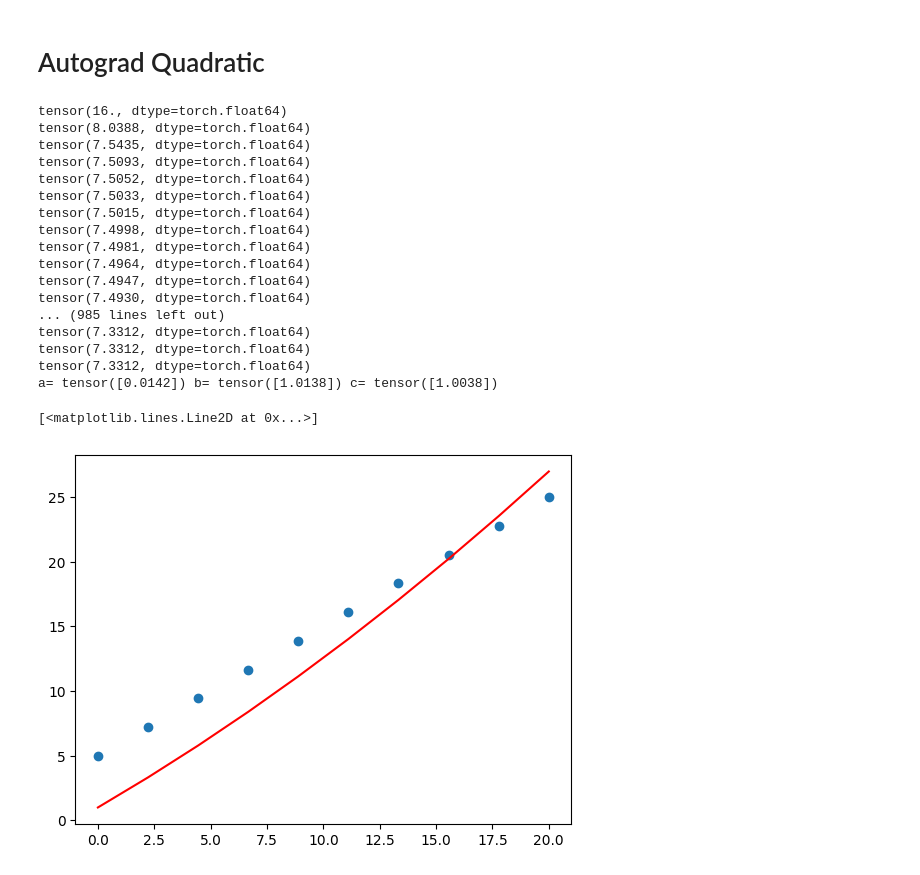
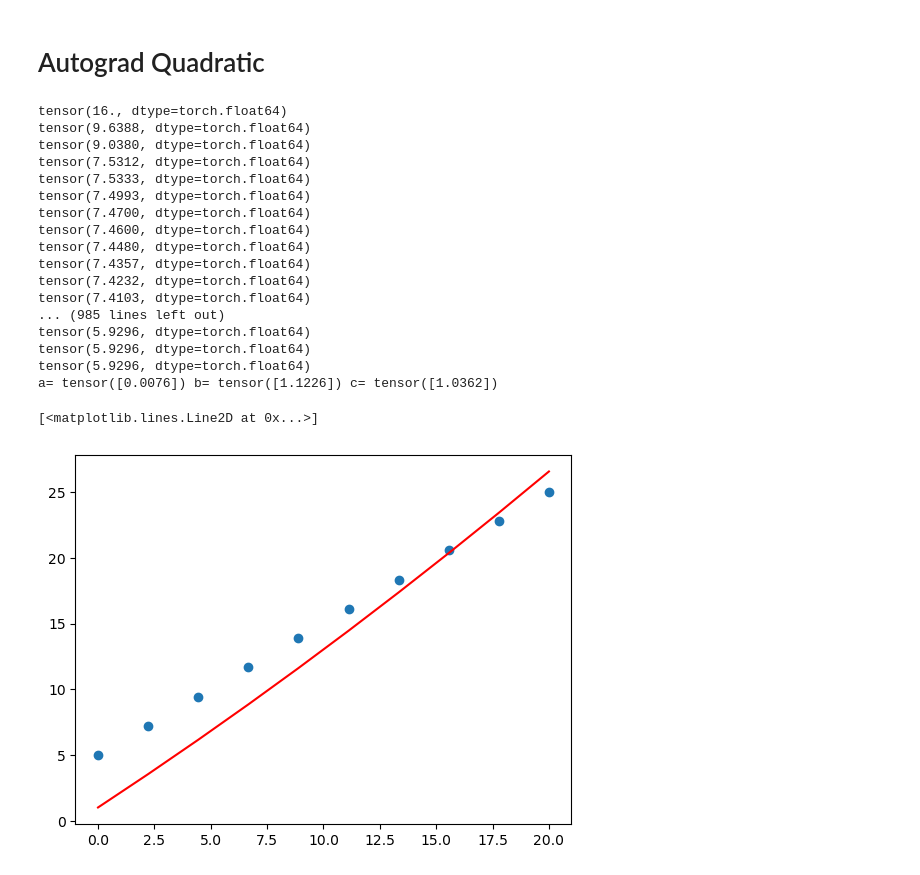
Before and after one commit to candrewlee14/zgml, a Jupyter notebook: torch.ipynb, the cells around one changed output. Cells and saved outputs as stored; diff of their text form; code cells hidden in the pictures.

```diff
--- a/torch.ipynb
+++ b/torch.ipynb
@@ -30,7 +30,7 @@ poly1d([-2.66900469e-17,  1.00000000e+00,  5.00000000e+00])
 # %% [markdown]
 # Autograd Quadratic
 # %%
-class LinearModel:
+class QuadraticModel:
     def __init__(self, a=0, b=0, c=0):
         self.a = torch.Tensor([a])
         self.b = torch.Tensor([b])
@@ -39,6 +39,7 @@ class LinearModel:
         self.b.requires_grad = True
         self.c.requires_grad = True
         self.params = [self.a, self.b, self.c]
+        self.momentum = [torch.zeros_like(param) for param in self.params]
         self.out = None
         self.loss = None
 
@@ -46,49 +47,53 @@ class LinearModel:
         self.out = self.a * time ** 2 + self.b * time + self.c
         self.loss = torch.mean((self.out - speed) ** 2)
         self.loss.backward()
 
     def step(self, lr):
         with torch.no_grad():
             self.a -= lr * self.a.grad
             self.b -= lr * self.b.grad
             self.c -= lr * self.c.grad
+            for momentum, param in zip(self.momentum, self.params):
+                momentum *= 0.9
+                momentum += param.grad
+                param -= lr * momentum
             for param in self.params:
                 param.grad.zero_()
 
 n = 10
 time = torch.from_numpy(np.linspace(0, 20, n)) # x
 speed = torch.from_numpy(np.linspace(5, 25, n)) # y = 0x^2 + 1x + 5
-model = LinearModel(a=0, b=1, c=1)
+model = QuadraticModel(a=0, b=1, c=1)
 lr = 1e-5
 for i in range(1000):
     model.compute(time, speed)
     print(model.loss.data)
     # print("a=", model.a.data, "b=", model.b.data, "c=", model.c.data)
     model.step(lr)
     lr *= 0.99
 
 print("a=", model.a.data, "b=", model.b.data, "c=", model.c.data)
 plt.plot(time.numpy(), speed.numpy(), 'o')
 plt.plot(time.numpy(), model.out.data.numpy(), 'r-')
 # %% [output]
 tensor(16., dtype=torch.float64)
-tensor(8.0388, dtype=torch.float64)
-tensor(7.5435, dtype=torch.float64)
-tensor(7.5093, dtype=torch.float64)
-tensor(7.5052, dtype=torch.float64)
-tensor(7.5033, dtype=torch.float64)
-tensor(7.5015, dtype=torch.float64)
-tensor(7.4998, dtype=torch.float64)
-tensor(7.4981, dtype=torch.float64)
-tensor(7.4964, dtype=torch.float64)
-tensor(7.4947, dtype=torch.float64)
-tensor(7.4930, dtype=torch.float64)
+tensor(9.6388, dtype=torch.float64)
+tensor(9.0380, dtype=torch.float64)
+tensor(7.5312, dtype=torch.float64)
+tensor(7.5333, dtype=torch.float64)
+tensor(7.4993, dtype=torch.float64)
+tensor(7.4700, dtype=torch.float64)
+tensor(7.4600, dtype=torch.float64)
+tensor(7.4480, dtype=torch.float64)
+tensor(7.4357, dtype=torch.float64)
+tensor(7.4232, dtype=torch.float64)
+tensor(7.4103, dtype=torch.float64)
 ... (985 lines left out)
-tensor(7.3312, dtype=torch.float64)
-tensor(7.3312, dtype=torch.float64)
-tensor(7.3312, dtype=torch.float64)
-a= tensor([0.0142]) b= tensor([1.0138]) c= tensor([1.0038])
+tensor(5.9296, dtype=torch.float64)
+tensor(5.9296, dtype=torch.float64)
+tensor(5.9296, dtype=torch.float64)
+a= tensor([0.0076]) b= tensor([1.1226]) c= tensor([1.0362])
 [<matplotlib.lines.Line2D at 0x...>]
-[figure, old version]
+[figure, new version]
 # %%
 
```
Also changed, not shown: parts of 6 cells of this notebook, 2 other files.
